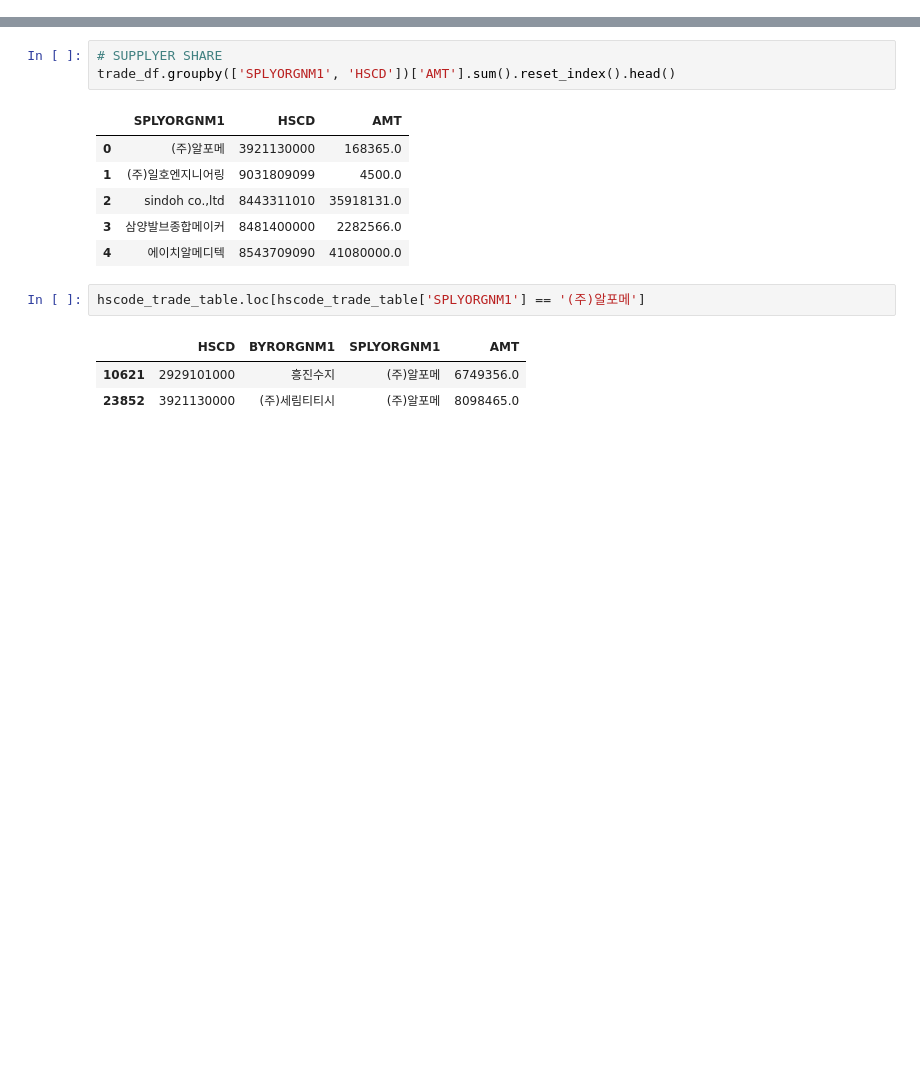
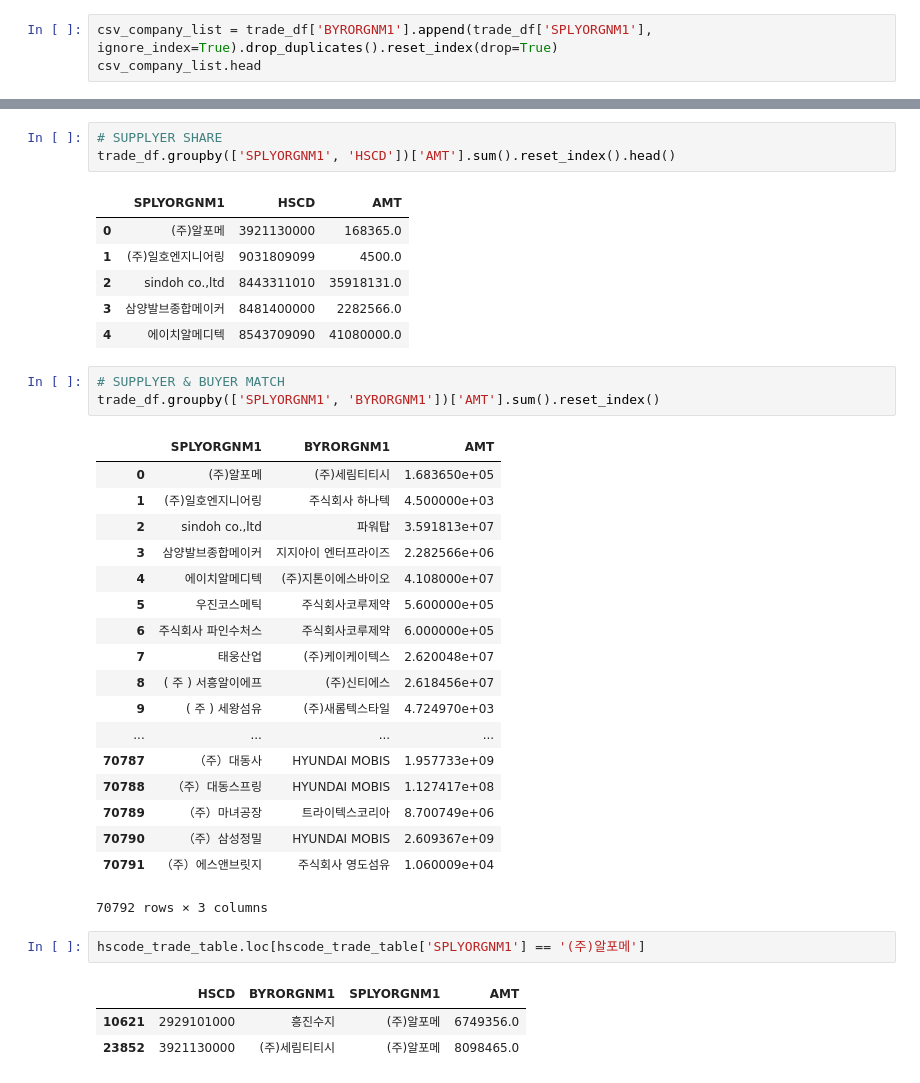
Before and after one commit to yiyc-kr/pandas-modules, a Jupyter notebook: project1.ipynb, the cells around one changed output, grey strips where cells are left out. Saved outputs shown, nothing was run; the diff lists cells and outputs as text; blank space fills up the shorter version.

```diff
--- a/project1.ipynb
+++ b/project1.ipynb
@@ -9,0 +18,3 @@ trade_df = pd.read_csv("./data/trade.csv", encoding="utf-8",
+# %%
+csv_company_list = trade_df['BYRORGNM1'].append(trade_df['SPLYORGNM1'], ignore_index=True).drop_duplicates().reset_index(drop=True)
+csv_company_list.head
@@ -81,6 +123,28 @@ trade_df.groupby(['SPLYORGNM1', 'HSCD'])['AMT'].sum().reset_index().head()
 | 2 | sindoh co.,ltd | 8443311010 | 35918131.0 |
 | 3 | 삼양발브종합메이커 | 8481400000 | 2282566.0 |
 | 4 | 에이치알메디텍 | 8543709090 | 41080000.0 |
+# %%
+# SUPPLYER & BUYER MATCH
+trade_df.groupby(['SPLYORGNM1', 'BYRORGNM1'])['AMT'].sum().reset_index()
+# %% [output]
+|  | SPLYORGNM1 | BYRORGNM1 | AMT |
+| 0 | (주)알포메 | (주)세림티티시 | 1.683650e+05 |
+| 1 | (주)일호엔지니어링 | 주식회사 하나텍 | 4.500000e+03 |
+| 2 | sindoh co.,ltd | 파워탑 | 3.591813e+07 |
+| 3 | 삼양발브종합메이커 | 지지아이 엔터프라이즈 | 2.282566e+06 |
+| 4 | 에이치알메디텍 | (주)지톤이에스바이오 | 4.108000e+07 |
+| 5 | 우진코스메틱 | 주식회사코루제약 | 5.600000e+05 |
+| 6 | 주식회사 파인수처스 | 주식회사코루제약 | 6.000000e+05 |
+| 7 | 태웅산업 | (주)케이케이텍스 | 2.620048e+07 |
+| 8 | ( 주 ) 서흥알이에프 | (주)신티에스 | 2.618456e+07 |
+| 9 | ( 주 ) 세왕섬유 | (주)새롬텍스타일 | 4.724970e+03 |
+| ... | ... | ... | ... |
+| 70787 | （주）대동사 | HYUNDAI MOBIS | 1.957733e+09 |
+| 70788 | （주）대동스프링 | HYUNDAI MOBIS | 1.127417e+08 |
+| 70789 | （주）마녀공장 | 트라이텍스코리아 | 8.700749e+06 |
+| 70790 | （주）삼성정밀 | HYUNDAI MOBIS | 2.609367e+09 |
+| 70791 | （주）에스앤브릿지 | 주식회사 영도섬유 | 1.060009e+04 |
+70792 rows × 3 columns
 # %%
 hscode_trade_table.loc[hscode_trade_table['SPLYORGNM1'] == '(주)알포메']
 # %% [output]
```
Also changed, not shown: parts of 14 cells of this notebook.
